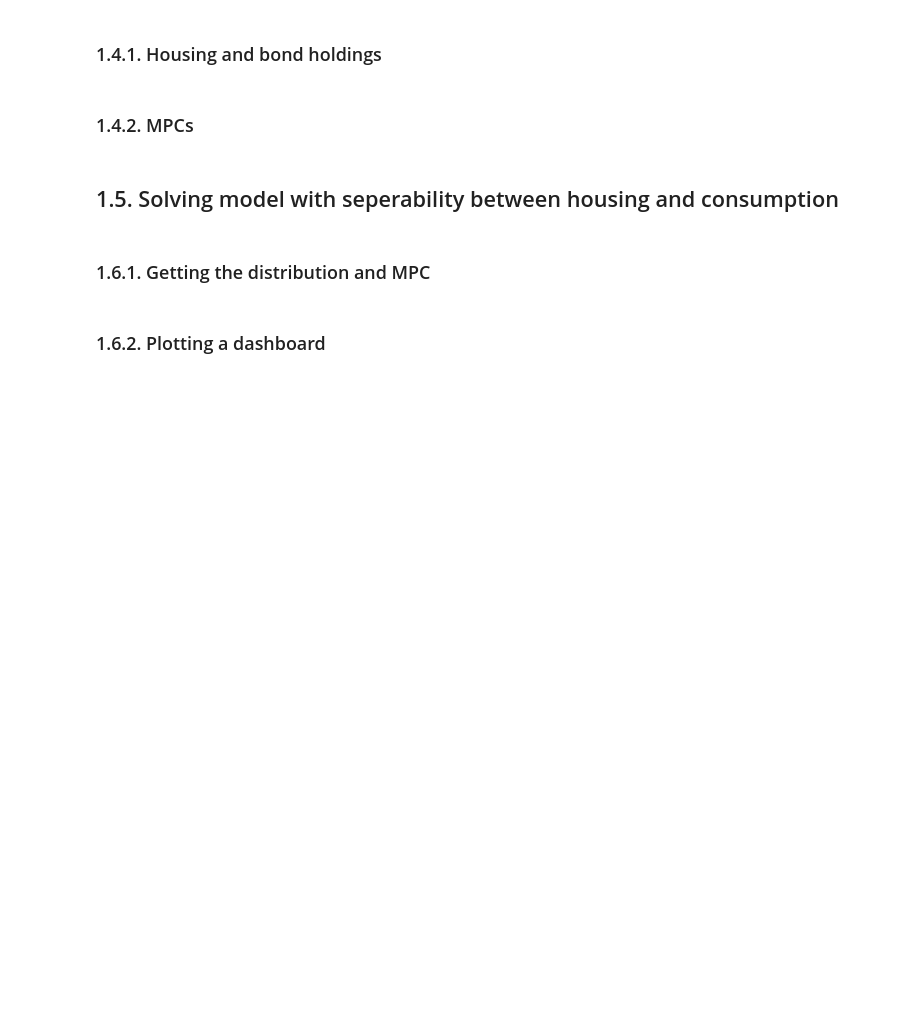
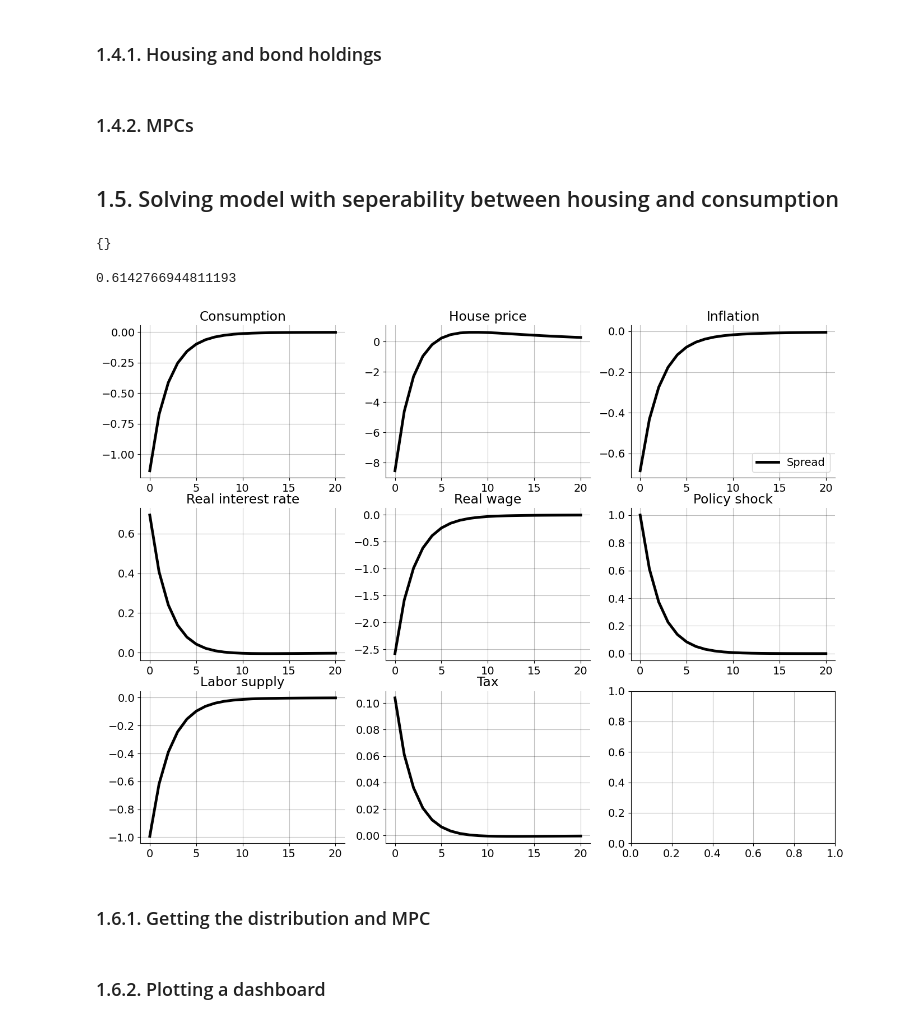
Before and after one commit to thom364e/sequence-jacobian, a Jupyter notebook: notebooks/housing_main_v2.ipynb, the cells around one changed output. Cells and saved outputs as stored; diff of their text form; code cells hidden in the pictures; blank space fills up the shorter version.

```diff
--- a/notebooks/housing_main_v2.ipynb
+++ b/notebooks/housing_main_v2.ipynb
@@ -559,3 +570,38 @@ print(f"Leverage: {ss_sep['B_BHAT']/(ss_sep['Y'])}")
+# %%
+rho_r, sig_r = 0.61, 0.01
+dr = sig_r * rho_r ** (np.arange(T))
+rstar_shock = {"rstar": dr}
+
+irfs_col = hank.solve_impulse_nonlinear(ss, unknowns, targets, rstar_shock, verbose = False)
+# irfs_nocol = hank.solve_impulse_linear(ss_nocol, unknowns, targets, rstar_shock, verbose = False)
+# %%
+irfs_col.internals['hh_housecons_sep']
+# %% [output]
+{}
+# %%
+print(np.max(100*irfs_col['qh']))
+fig, ax = plt.subplots(3, 3, figsize=(16,12))
+ax = ax.flatten()
+
+horizon = 21
+lw = 3.5
+
+plot_vars = {'C_BHAT': 'Consumption', 'qh': 'House price', 'pi': 'Inflation',
+              'r': 'Real interest rate', 'w': 'Real wage', 'rstar': 'Monetary policy shock',
+              'N': 'Labor supply', 'Tax': 'Tax', 'rstar': 'Policy shock'}
+
+for i, (key, value) in enumerate(plot_vars.items()):
+    ax[i].plot(100*irfs_col[key][:horizon], label = r'Spread', linewidth=lw)
+    ax[i].set_title(value)
+    if i == 2:
+        ax[i].legend()
+
+    ax[i].spines['top'].set_visible(False)
+    ax[i].spines['right'].set_visible(False)
+    ax[i].grid(True, axis='y', color='black', alpha=0.25, linestyle='-')
+# %% [output]
+0.6142766944811193
+[figure, added]
 # %%
 # calculate the endogenous grid for the bond holdings
 b_endo = ss_sep.internals['hh_housecons_sep']['b_bhat_grid'][None,:] - ss_sep['gamma'] * ss_sep['qh'] * ss_sep.internals['hh_housecons_sep']['h_bhat_grid'][:,None]
```
Also changed, not shown: parts of 25 cells of this notebook, 11 other files.
